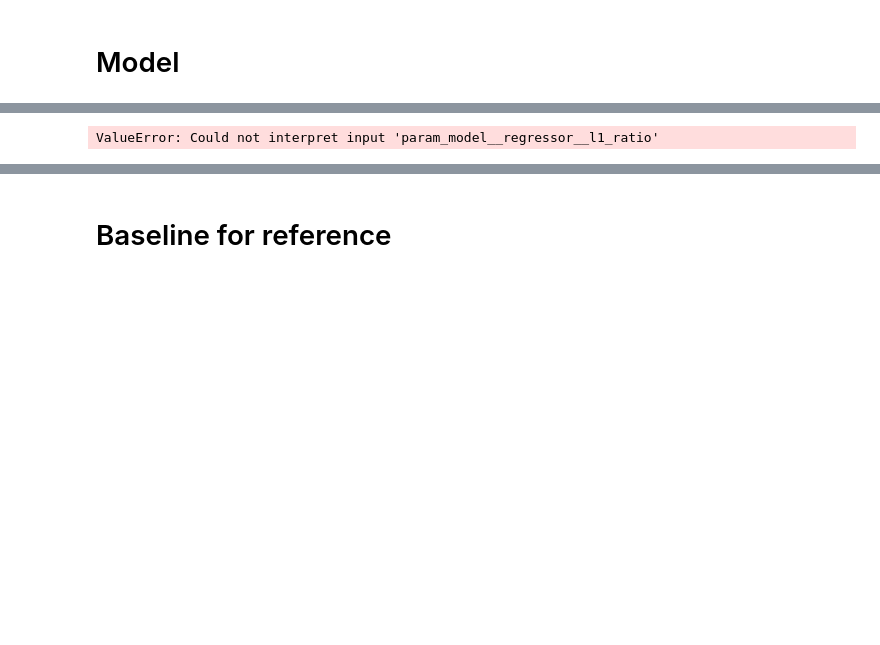
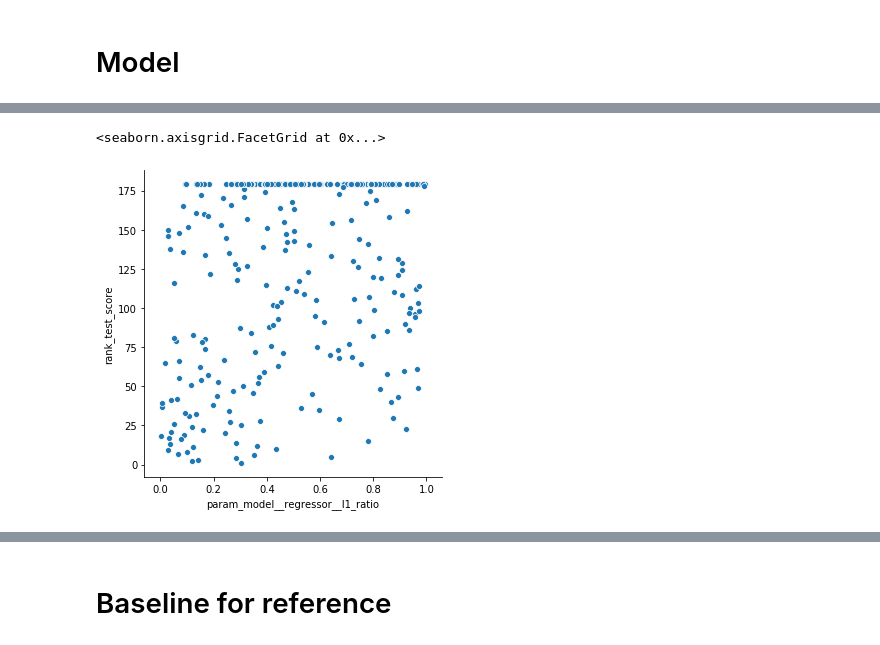
Before and after one commit to huangy6/beat_pd, a Jupyter notebook: Predictions.ipynb, the cells around one changed output, grey strips where cells are left out. Cells and saved outputs as stored; diff of their text form; code cells hidden in the pictures; blank space fills up the shorter version.

```diff
--- a/Predictions.ipynb
+++ b/Predictions.ipynb
@@ -191,7 +200,8 @@ cv_results = pd.DataFrame(cv_fit.cv_results_)
 # %%
-sns.relplot(data=cv_results, x='param_model__regressor__l1_ratio', y='mean_test_score')
+sns.relplot(data=cv_results, x='param_model__regressor__l1_ratio', y='rank_test_score')
 # %% [output]
-ValueError: Could not interpret input 'param_model__regressor__l1_ratio'
+<seaborn.axisgrid.FacetGrid at 0x...>
+[figure, added]
 # %%
 cv_results.sort_values(by='rank_test_score')
 # %% [output]
```
Also changed, not shown: parts of 14 cells of this notebook, 6 other files.
